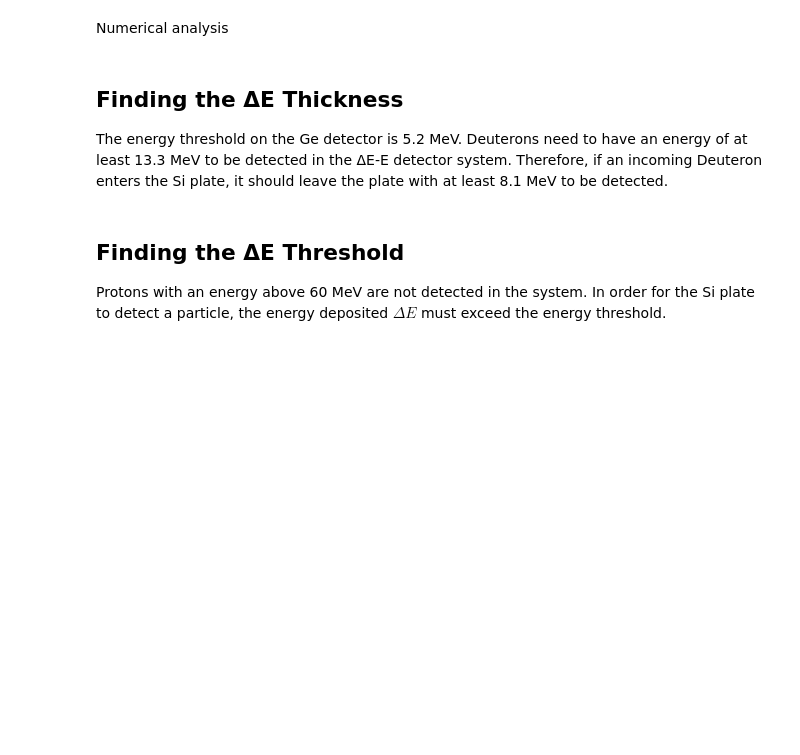
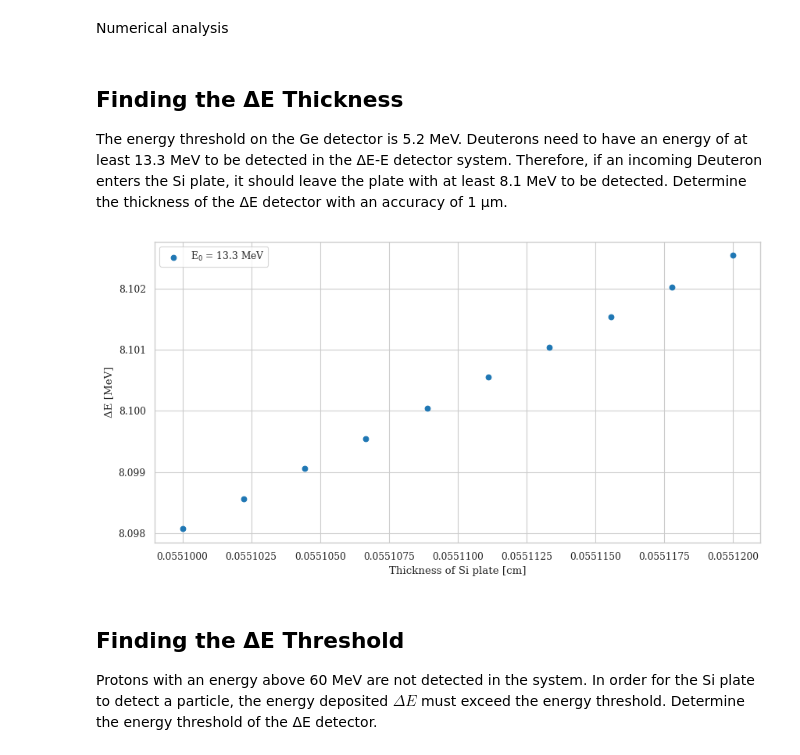
Before and after one commit to Chinnasf/Physics, a Jupyter notebook: Detectors/Detector_ΔE-E.ipynb, the cells around one changed output. Saved outputs shown, nothing was run; the diff lists cells and outputs as text; code cells hidden in the pictures; blank space fills up the shorter version.

```diff
--- a/Detectors/Detector_ΔE-E.ipynb
+++ b/Detectors/Detector_ΔE-E.ipynb
@@ -182,19 +182,23 @@ Numerical analysis
 # %% [markdown]
 ## Finding the ΔE Thickness
 
-The energy threshold on the Ge detector is 5.2 MeV. Deuterons need to have an energy of at least 13.3 MeV to be detected in the ΔE-E detector system. Therefore, if an incoming Deuteron enters the Si plate, it should leave the plate with at least 8.1 MeV to be detected.
+The energy threshold on the Ge detector is 5.2 MeV. Deuterons need to have an energy of at least 13.3 MeV to be detected in the ΔE-E detector system. Therefore, if an incoming Deuteron enters the Si plate, it should leave the plate with at least 8.1 MeV to be detected. Determine the thickness of the ΔE detector with an accuracy of 1 μm.
 # %%
 Eo = 13.3
-δx = 1e-5
+δx = 1e-7 # cm
 
-d  = np.linspace(460.1e-4, 460.9e-4,10) # micometers to cm
+d  = np.linspace(551e-4, 551.2e-4,10) # micometers to cm
 Ef = np.zeros(len(d))
 
 for i,t in enumerate(d):
     Si["width"] = t
-    Ef[i] = ΔΕ_compute(E0, "deuterium", "Si", δx)
+    Ef[i] = ΔΕ_compute(Eo, "deuterium", "Si", δx)
 # %%
-plt.scatter(d,Ef, label="E$_0$ = 13.3 MeV")
+plt.figure(figsize=(10,5))
+
+plt.scatter(d,Eo-Ef, label="E$_0$ = 13.3 MeV")
 plt.xlabel("Thickness of Si plate [cm]")
 plt.ylabel("ΔΕ [MeV]")
 plt.legend();
+# %% [output]
+[figure, added]
@@ -203,7 +207,7 @@ d = 0.046067 # cm
 # %% [markdown]
 ## Finding the ΔE Threshold
 
-Protons with an energy above 60 MeV are not detected in the system. In order for the Si plate to detect a particle, the energy deposited $\Delta E$ must exceed the energy threshold.
+Protons with an energy above 60 MeV are not detected in the system. In order for the Si plate to detect a particle, the energy deposited $\Delta E$ must exceed the energy threshold. Determine the energy threshold of the ΔE detector.
 # %%
 savefigg = False
 δx = 1e-6
```
Also changed, not shown: parts of 11 cells of this notebook.
